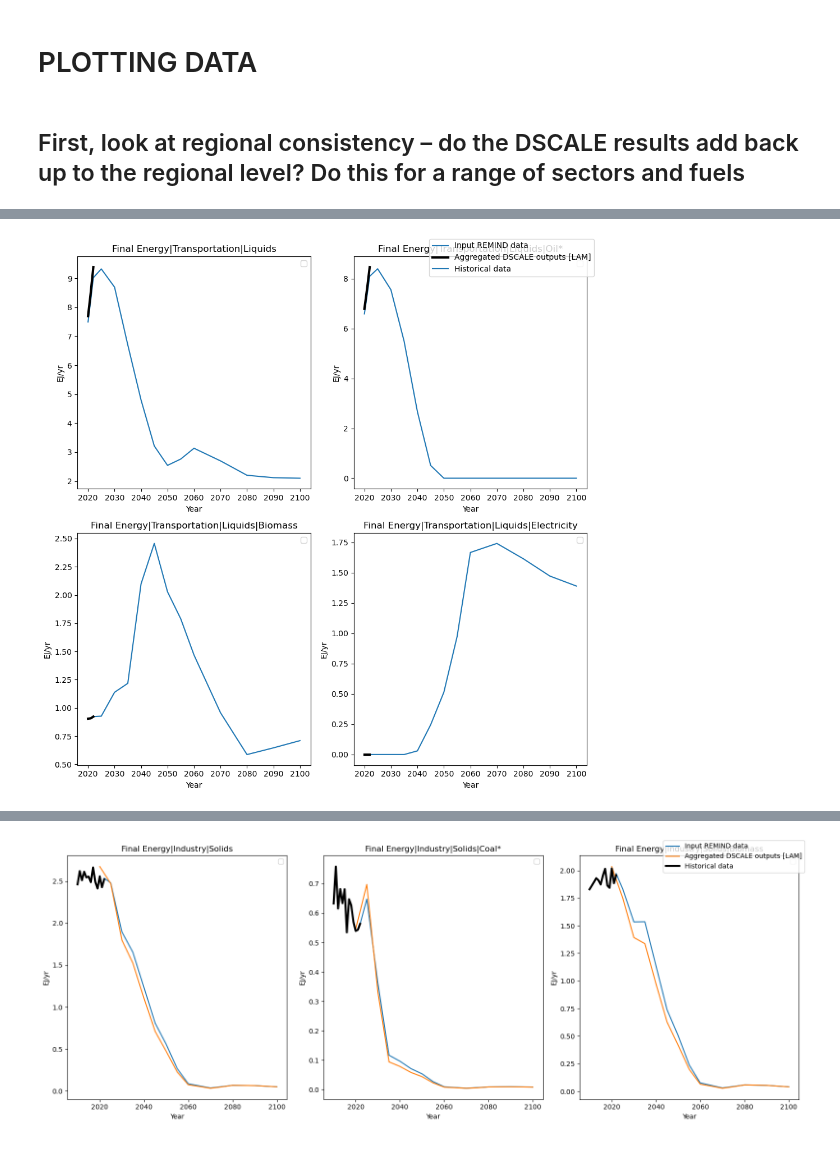
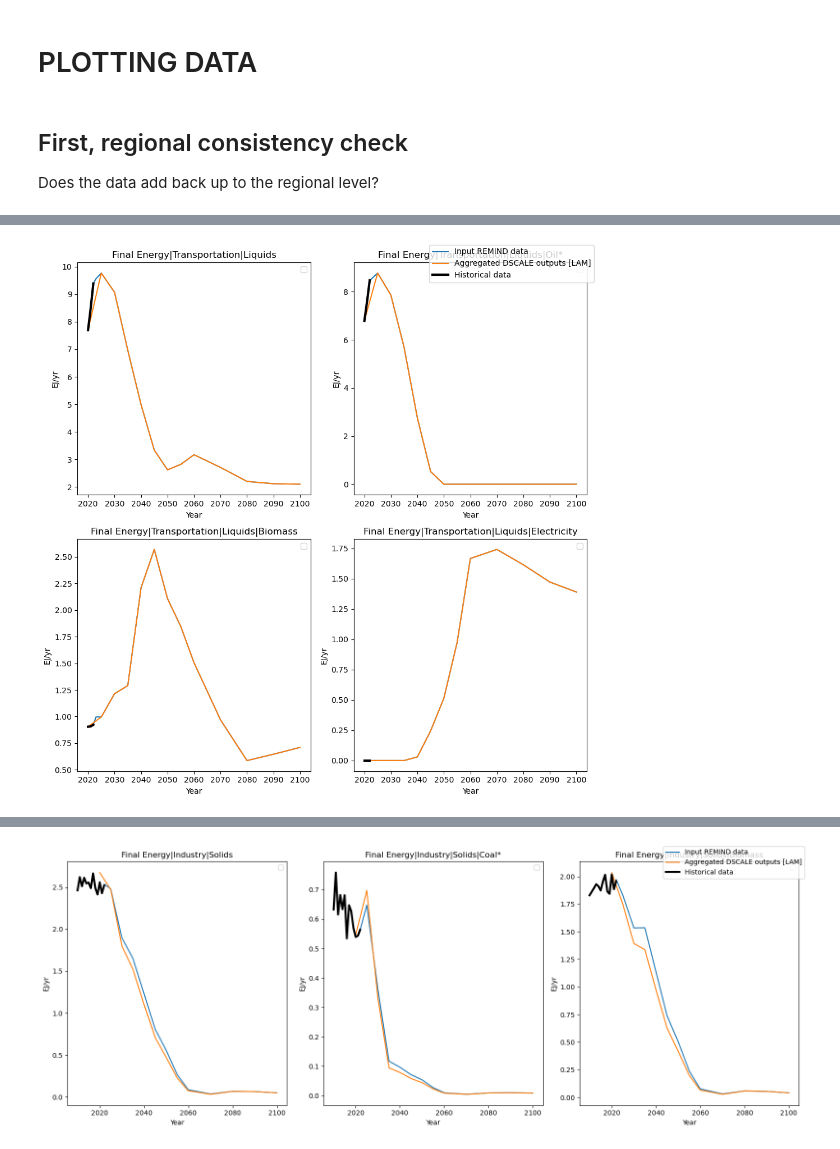
Before and after one commit to fabiosferra/DSCALE, a Jupyter notebook: notebook/explore_enduse.ipynb, the cells around one changed output, grey strips where cells are left out. Cells and saved outputs as stored; diff of their text form; code cells hidden in the pictures.

```diff
--- a/notebook/explore_enduse.ipynb
+++ b/notebook/explore_enduse.ipynb
@@ -107,0 +88,3 @@ pyam.core - INFO: Reading file /Users/marie-charlottegeffray/Library/CloudStorag
+# %%
+input_data = pyam.IamDataFrame(
+    f'../input_data/{dscale_project}/snapshot_v1/npe_core_scenario_harmonised_AR6_reporting.csv')
@@ -111,0 +107,2 @@ pyam.core - INFO: Reading file ../input_data/input_reference_iea_2022.csv
+# %%
+dscale_results = pyam.IamDataFrame(f'../results/5_Explorer_and_New_Variables/{dscale_project}/{dscale_suffix}/REMIND 3.4_2022_harmo_step5h_hydrogen.csv')
@@ -165,4 +164,4 @@ def create_macro_df(idf: pyam.IamDataFrame):
             'World',
             append=True)
 
-    return pyam.IamDataFrame(df_region.timeseries())
+    return df_region
@@ -175,3 +168,6 @@ hist_agg.filter(year=[2023,2024],keep=False,inplace=True)
+# %%
+dscale_results_agg = pyam.IamDataFrame(create_macro_df(dscale_results).timeseries())
+hist_agg = pyam.IamDataFrame(create_macro_df(hist_data_iea).timeseries())
 # %% [markdown]
 # PLOTTING DATA
 # %%
@@ -229,7 +225,8 @@ def final_energy(
 
     return results[0] if len(results) == 1 else results
 # %% [markdown]
-## First, look at regional consistency – do the DSCALE results add back up to the regional level? Do this for a range of sectors and fuels
+## First, regional consistency check
+Does the data add back up to the regional level?
 # %%
 fuels = ['','|Oil*','|Biomass','|Electricity']
 phase = 'Liquids'
@@ -240,10 +237,9 @@ f, axes = plt.subplots(ncols=2,nrows=2,figsize=(10,10))
 
 for count, ax in enumerate(axes.ravel()):
 
-    # input_data.filter(variable=f'Final Energy|{sector}|{phase}{fuels[count]}',region='*LAM',scenario='NPE-core',year=range(2010,2101)).plot(ax=ax)
     input_data.filter(variable=f'Final Energy|{sector}|{phase}{fuels[count]}',region='*LAM',scenario='NPE-core',year=range(2020,2101)).plot(ax=ax)
     dscale_results_agg.filter(variable=f'Final Energy|{sector}|{phase}{fuels[count]}',region='LAM',year=range(2020,2101)).plot(ax=ax)
-    hist_agg.filter(variable=f'Final Energy|{sector}|{phase}{fuels[count]}',region='LAM',year=range(2020,2101)).plot(ax=ax,color='k',lw=3)
+    hist_agg.filter(variable=f'Final Energy|{sector}|{phase}{fuels[count]}',region='LAM',year=range(2020,2023)).plot(ax=ax,color='k',lw=3)
     ax.set_title(f'Final Energy|{sector}|{phase}{fuels[count]}')
 
 f.legend(['Input REMIND data','Aggregated DSCALE outputs [LAM]','Historical data'])
@@ -256 +248 @@ pyam.core - WARNING: Filtered IamDataFrame is empty!
-[figure, old version]
+[figure, new version]
```
Also changed, not shown: parts of 71 cells of this notebook, 3 other files.
